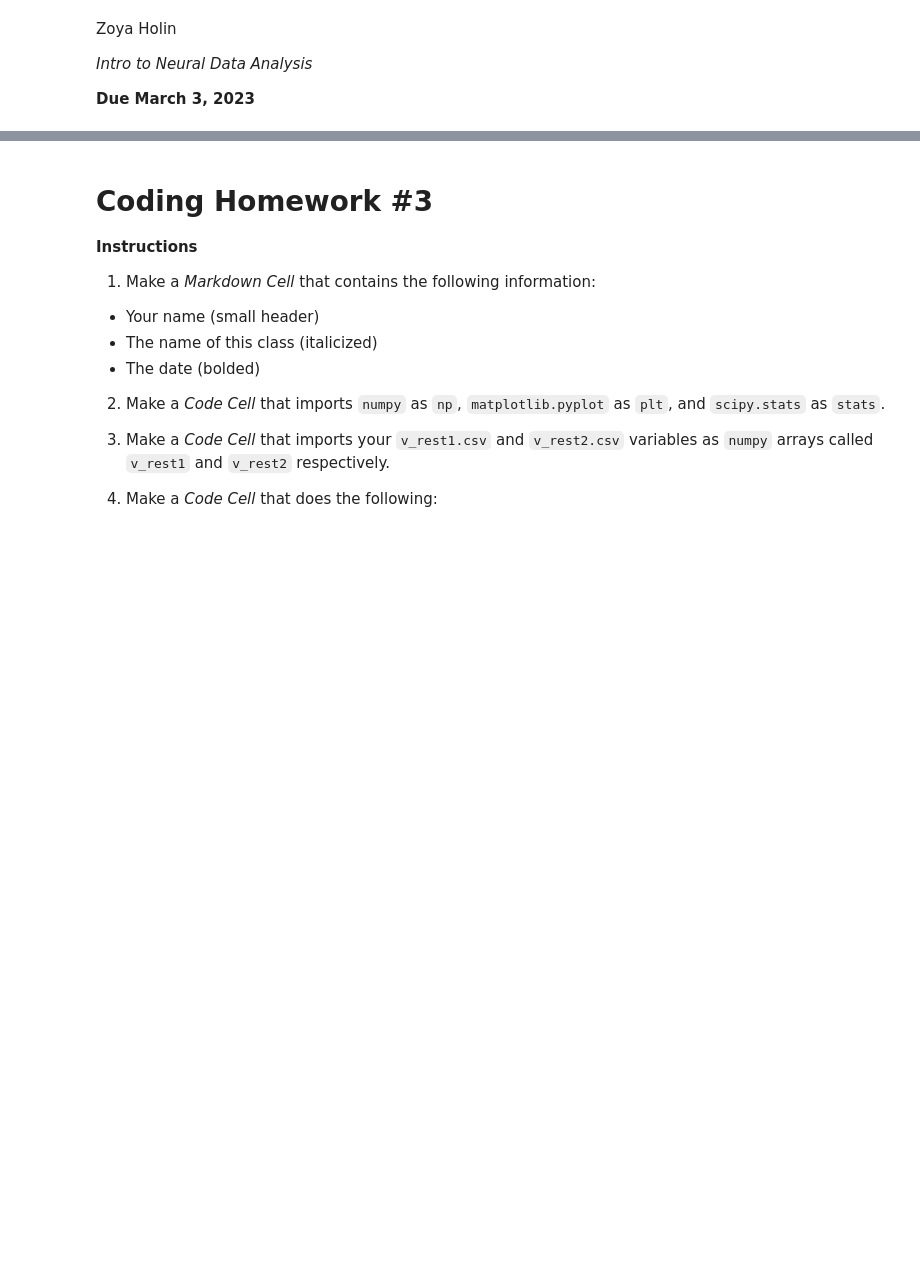
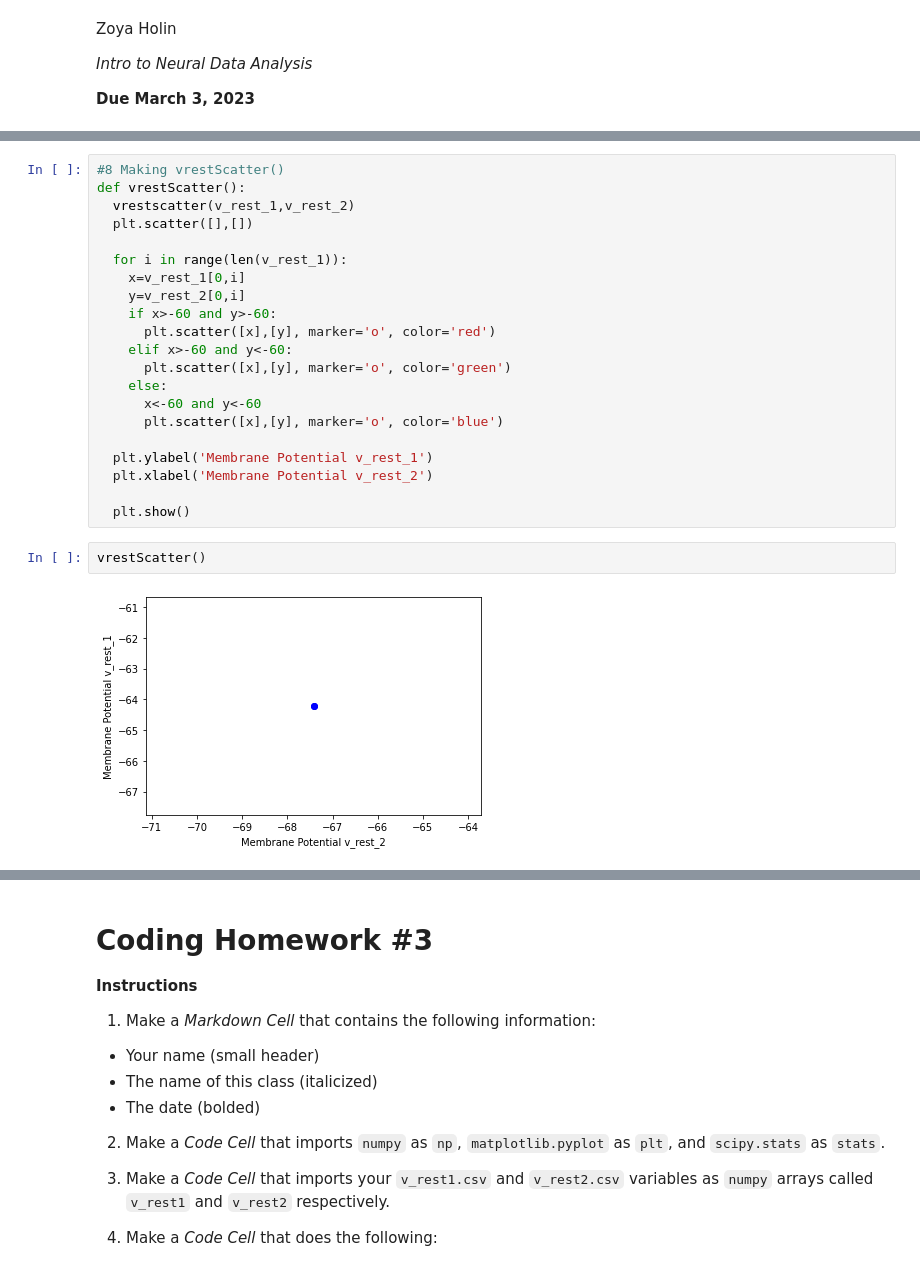
Before and after one commit to zoyaholin/Neur265HOLIN, a Jupyter notebook: coding_homework_3.ipynb, the cells around one changed output, grey strips where cells are left out. Cells and saved outputs as stored; diff of their text form; blank space fills up the shorter version.

```diff
--- a/coding_homework_3.ipynb
+++ b/coding_homework_3.ipynb
@@ -23,0 +111,25 @@ v_rest1_mean = means.loc['v_rest1']
+# %%
+#8 Making vrestScatter()
+def vrestScatter():
+  vrestscatter(v_rest_1,v_rest_2)
+  plt.scatter([],[])
+
+  for i in range(len(v_rest_1)):
+    x=v_rest_1[0,i]
+    y=v_rest_2[0,i]
+    if x>-60 and y>-60:
+      plt.scatter([x],[y], marker='o', color='red')
+    elif x>-60 and y<-60:
+      plt.scatter([x],[y], marker='o', color='green')
+    else:
+      x<-60 and y<-60
+      plt.scatter([x],[y], marker='o', color='blue')
+
+  plt.ylabel('Membrane Potential v_rest_1')
+  plt.xlabel('Membrane Potential v_rest_2')
+
+  plt.show()
+# %%
+vrestScatter()
+# %% [output]
+[figure, added]
```
Also changed, not shown: parts of 10 cells of this notebook.
